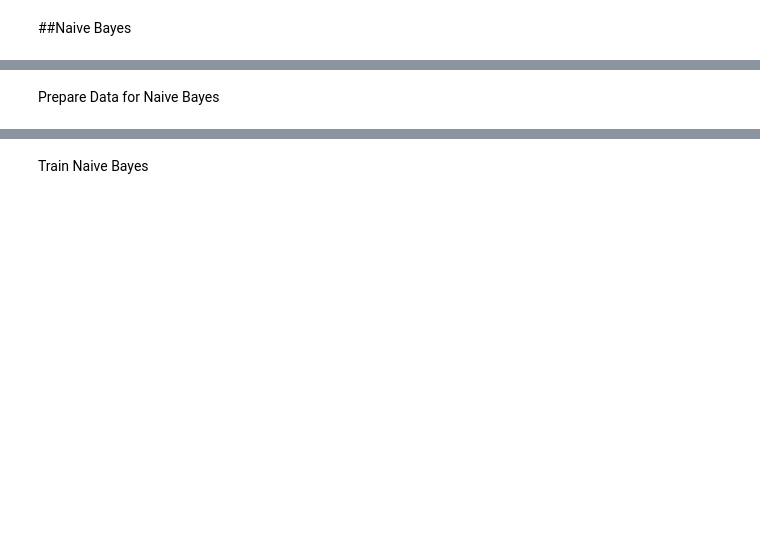
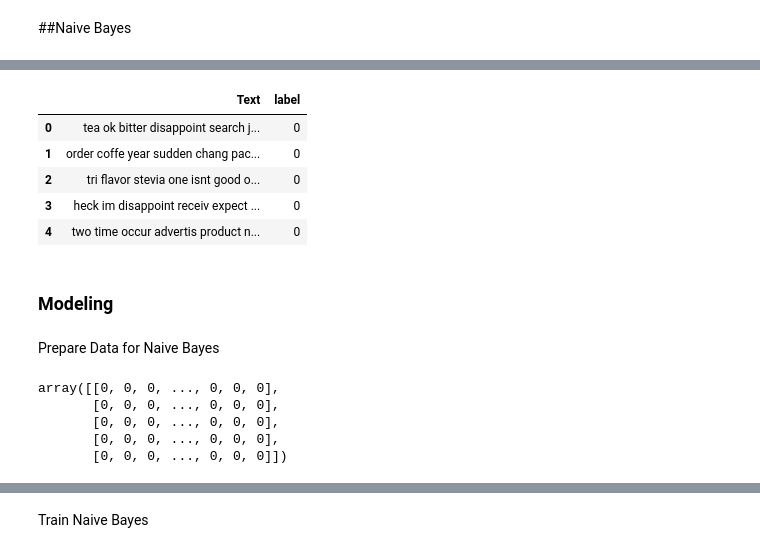
Before and after one commit to Adam556678/Python-Sentiment-Analysis, a Jupyter notebook: Sentiment_Analysis.ipynb, the cells around one changed output, grey strips where cells are left out. Drawn from its saved outputs; the diff is of its cells as text; code cells hidden in the pictures; blank space fills up the shorter version.

```diff
--- a/Sentiment_Analysis.ipynb
+++ b/Sentiment_Analysis.ipynb
@@ -352,0 +491,3 @@ def preprocess_text(text):
+# %%
+# saving preprocessed text
+path = "/content/drive/MyDrive/Machine Learning/Final Projects/Sentiment Analysis/preprocessed_text.json"
@@ -353,2 +500,22 @@ def preprocess_text(text):
+# %%
+# loading the tokenized text
+preprocessed_text = load_file(path)
+
+# converting the preprocessed text to a Pandas Series
+preprocessed_series = pd.Series(data=preprocessed_text, name='Text')
+
+# merging preprocessed text with labels
+df = pd.concat([preprocessed_series, resampled_df["label"]], axis=1)
+
+df.head()
+# %% [output]
+|  | Text | label |
+| 0 | tea ok bitter disappoint search j... | 0 |
+| 1 | order coffe year sudden chang pac... | 0 |
+| 2 | tri flavor stevia one isnt good o... | 0 |
+| 3 | heck im disappoint receiv expect ... | 0 |
+| 4 | two time occur advertis product n... | 0 |
+# %% [markdown]
+### Modeling
 # %% [markdown]
 Prepare Data for Naive Bayes
@@ -364,0 +531,8 @@ X_train, X_test, y_train, y_test = train_test_split(X_vect, y, test_size=0.2, ra
+# %%
+X_train[:5].toarray()
+# %% [output]
+array([[0, 0, 0, ..., 0, 0, 0],
+       [0, 0, 0, ..., 0, 0, 0],
+       [0, 0, 0, ..., 0, 0, 0],
+       [0, 0, 0, ..., 0, 0, 0],
+       [0, 0, 0, ..., 0, 0, 0]])
```
Also changed, not shown: parts of 28 cells of this notebook.
